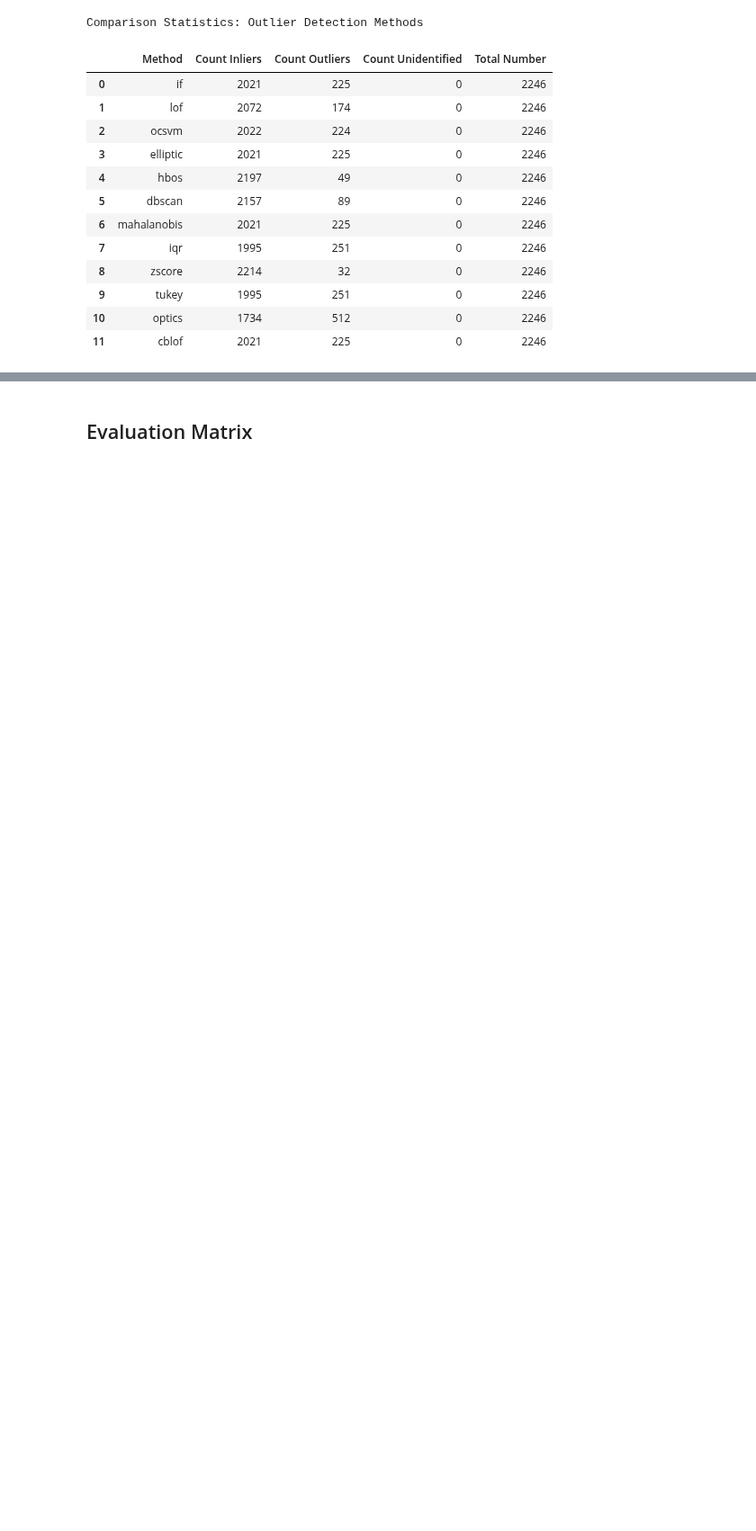
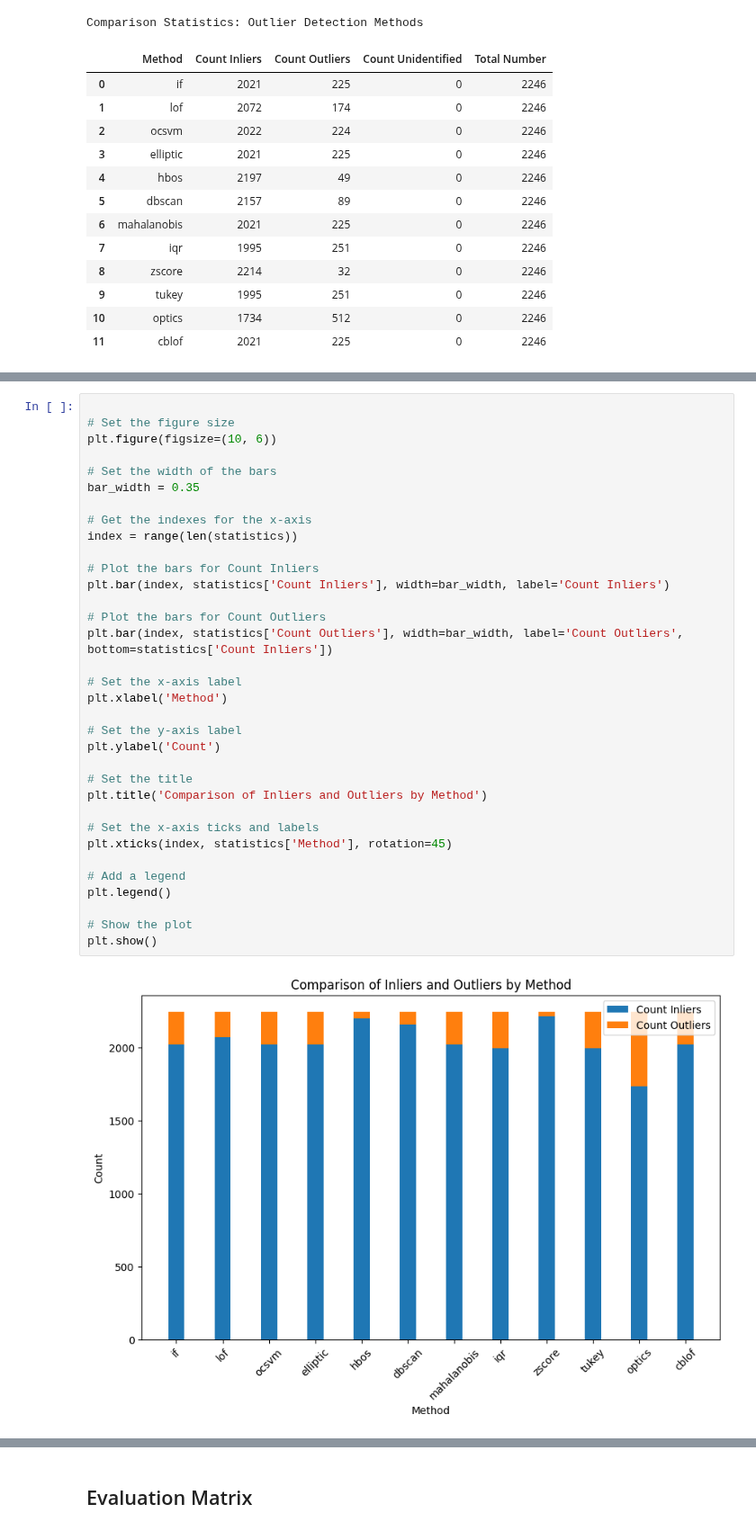
Before and after one commit to roniwahyu/outlier-detection2024, a Jupyter notebook: 01.Dataset-Rofiqul/Ujicoba3-29052024/09_05_1_N2O_Agriculture_OutliersDetection_2.ipynb, the cells around one changed output, grey strips where cells are left out. Shown at 90% size. Saved outputs shown, nothing was run; the diff lists cells and outputs as text; blank space fills up the shorter version.

```diff
--- a/01.Dataset-Rofiqul/Ujicoba3-29052024/09_05_1_N2O_Agriculture_OutliersDetection_2.ipynb
+++ b/01.Dataset-Rofiqul/Ujicoba3-29052024/09_05_1_N2O_Agriculture_OutliersDetection_2.ipynb
@@ -388,0 +427,36 @@ Comparison Statistics: Outlier Detection Methods
+# %%
+
+# Set the figure size
+plt.figure(figsize=(10, 6))
+
+# Set the width of the bars
+bar_width = 0.35
+
+# Get the indexes for the x-axis
+index = range(len(statistics))
+
+# Plot the bars for Count Inliers
+plt.bar(index, statistics['Count Inliers'], width=bar_width, label='Count Inliers')
+
+# Plot the bars for Count Outliers
+plt.bar(index, statistics['Count Outliers'], width=bar_width, label='Count Outliers', bottom=statistics['Count Inliers'])
+
+# Set the x-axis label
+plt.xlabel('Method')
+
+# Set the y-axis label
+plt.ylabel('Count')
+
+# Set the title
+plt.title('Comparison of Inliers and Outliers by Method')
+
+# Set the x-axis ticks and labels
+plt.xticks(index, statistics['Method'], rotation=45)
+
+# Add a legend
+plt.legend()
+
+# Show the plot
+plt.show()
+# %% [output]
+[figure, added]
```
Also changed, not shown: parts of 3 cells of this notebook.
